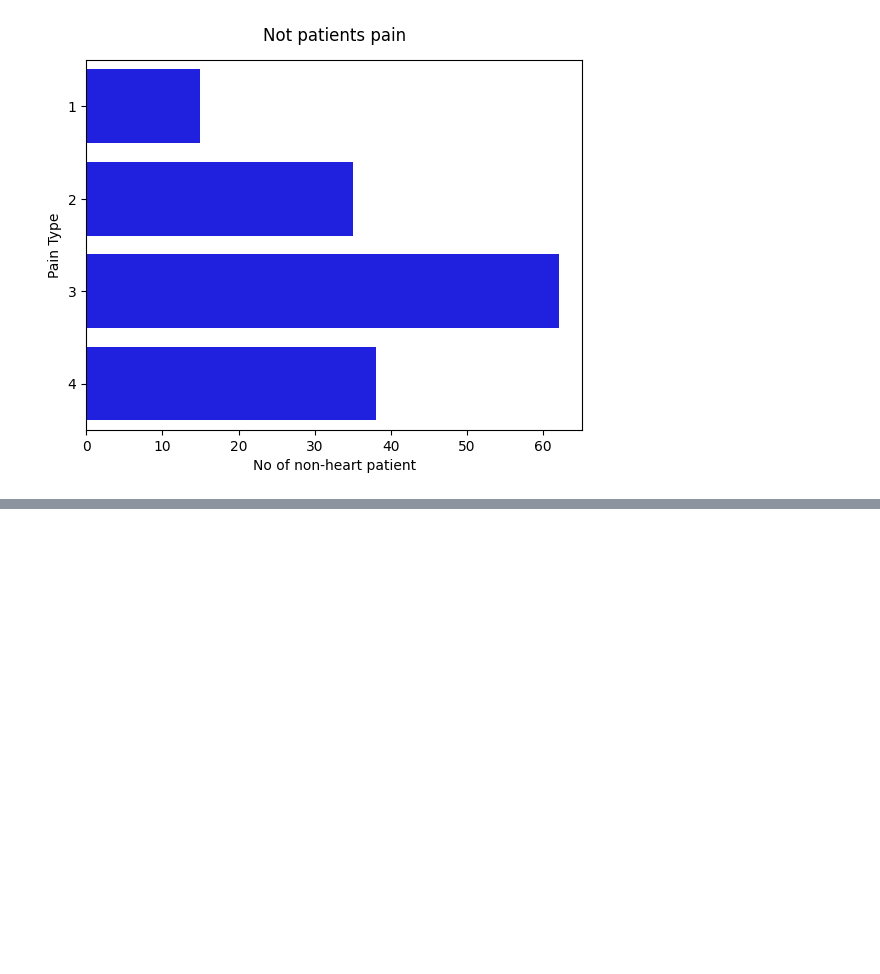
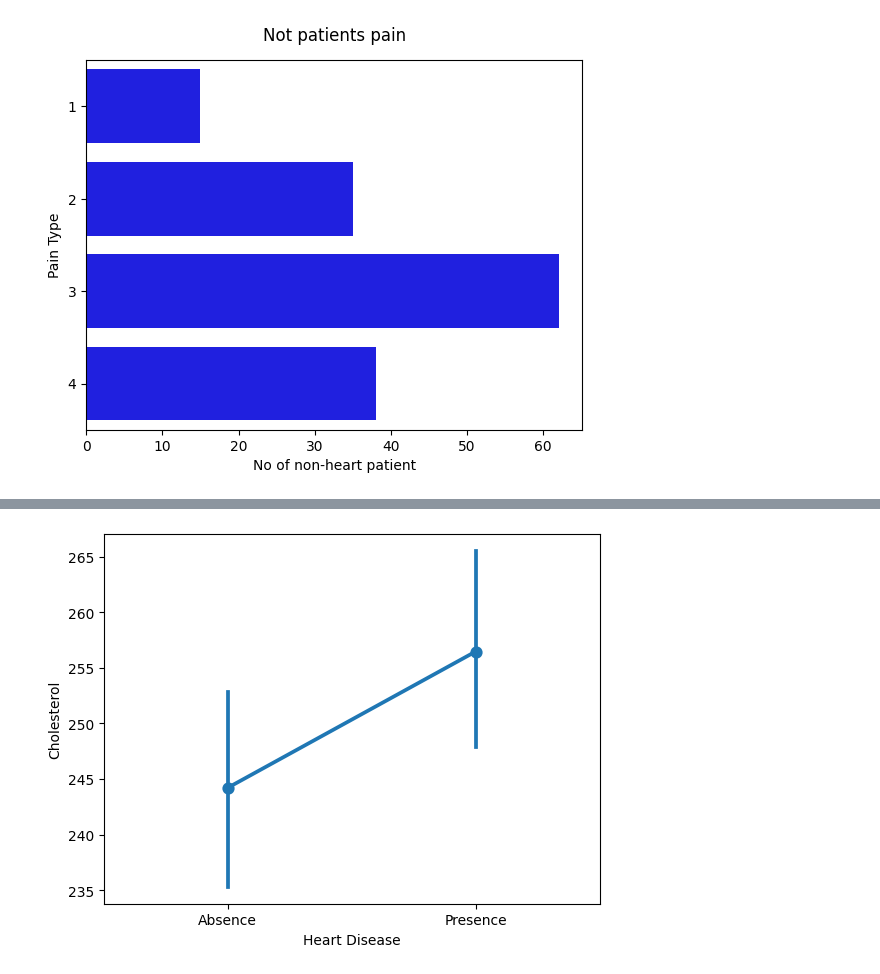
Before and after one commit to SagunBastola/eda_heart_disease, a Jupyter notebook: eda-on-heart-disease-analysis.ipynb, the cells around one changed output, grey strips where cells are left out. Saved outputs shown, nothing was run; the diff lists cells and outputs as text; code cells hidden in the pictures; blank space fills up the shorter version.

```diff
--- a/eda-on-heart-disease-analysis.ipynb
+++ b/eda-on-heart-disease-analysis.ipynb
@@ -148,0 +177,5 @@ plt.show()
+# %%
+sns.pointplot(x=heart["Heart Disease"],y=heart["Cholesterol"])
+plt.show()
+# %% [output]
+[figure, added]
```
Also changed, not shown: parts of 8 cells of this notebook.
